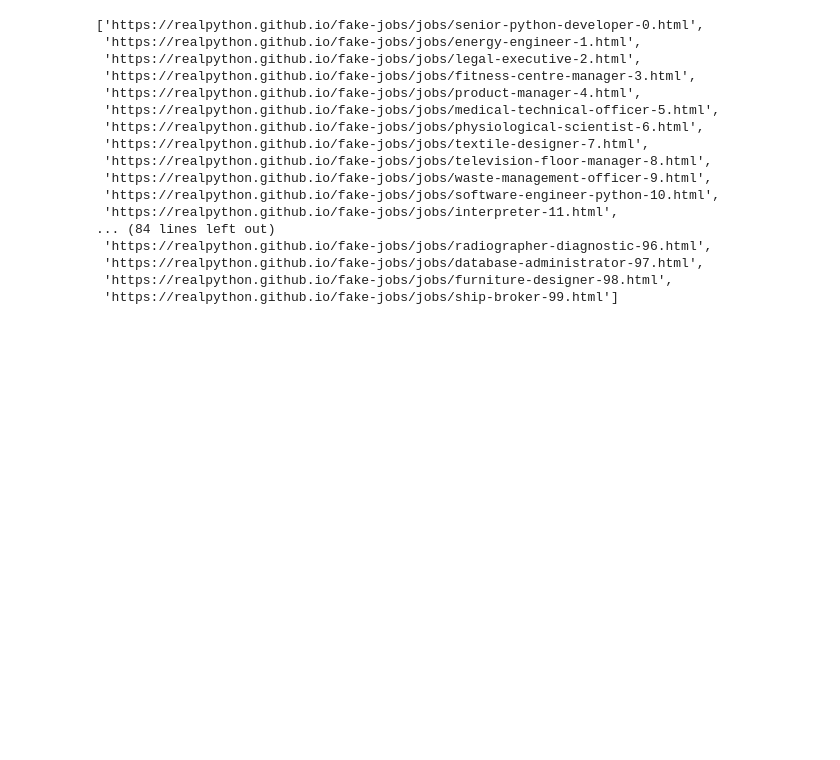
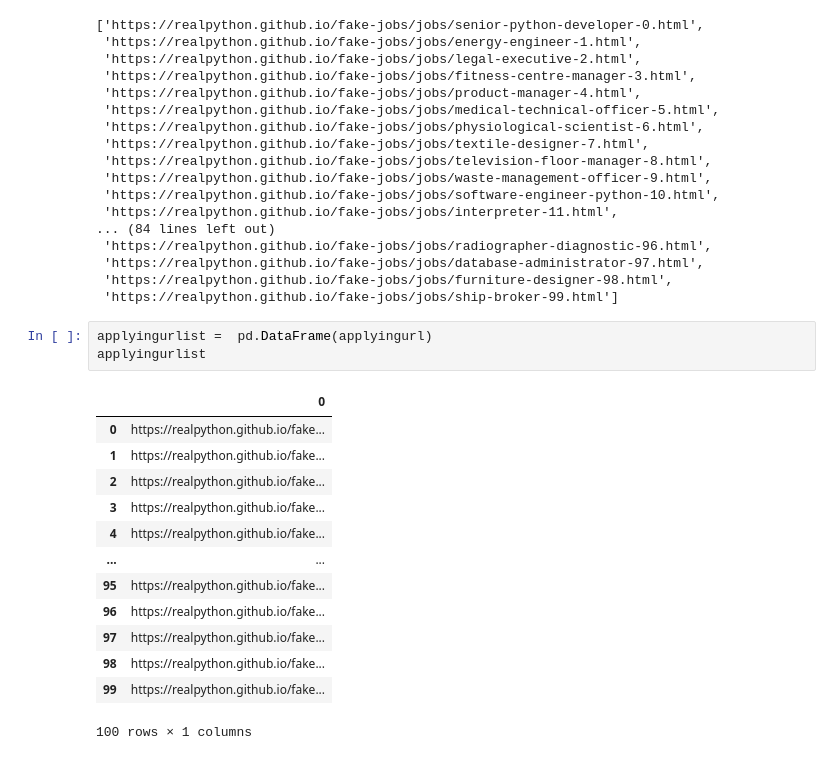
Before and after one commit to NSS-Data-Analytics-Cohort-10/webscraping-HTMIV, a Jupyter notebook: notebooks/Webscraping.ipynb, the cells around one changed output. Cells and saved outputs as stored; diff of their text form; blank space fills up the shorter version.

```diff
--- a/notebooks/Webscraping.ipynb
+++ b/notebooks/Webscraping.ipynb
@@ -231,3 +231,20 @@ applyingurl
  'https://realpython.github.io/fake-jobs/jobs/database-administrator-97.html',
  'https://realpython.github.io/fake-jobs/jobs/furniture-designer-98.html',
  'https://realpython.github.io/fake-jobs/jobs/ship-broker-99.html']
+# %%
+applyingurlist =  pd.DataFrame(applyingurl)
+applyingurlist
+# %% [output]
+|  | 0 |
+| 0 | https://realpython.github.io/fake... |
+| 1 | https://realpython.github.io/fake... |
+| 2 | https://realpython.github.io/fake... |
+| 3 | https://realpython.github.io/fake... |
+| 4 | https://realpython.github.io/fake... |
+| ... | ... |
+| 95 | https://realpython.github.io/fake... |
+| 96 | https://realpython.github.io/fake... |
+| 97 | https://realpython.github.io/fake... |
+| 98 | https://realpython.github.io/fake... |
+| 99 | https://realpython.github.io/fake... |
+100 rows × 1 columns
```
